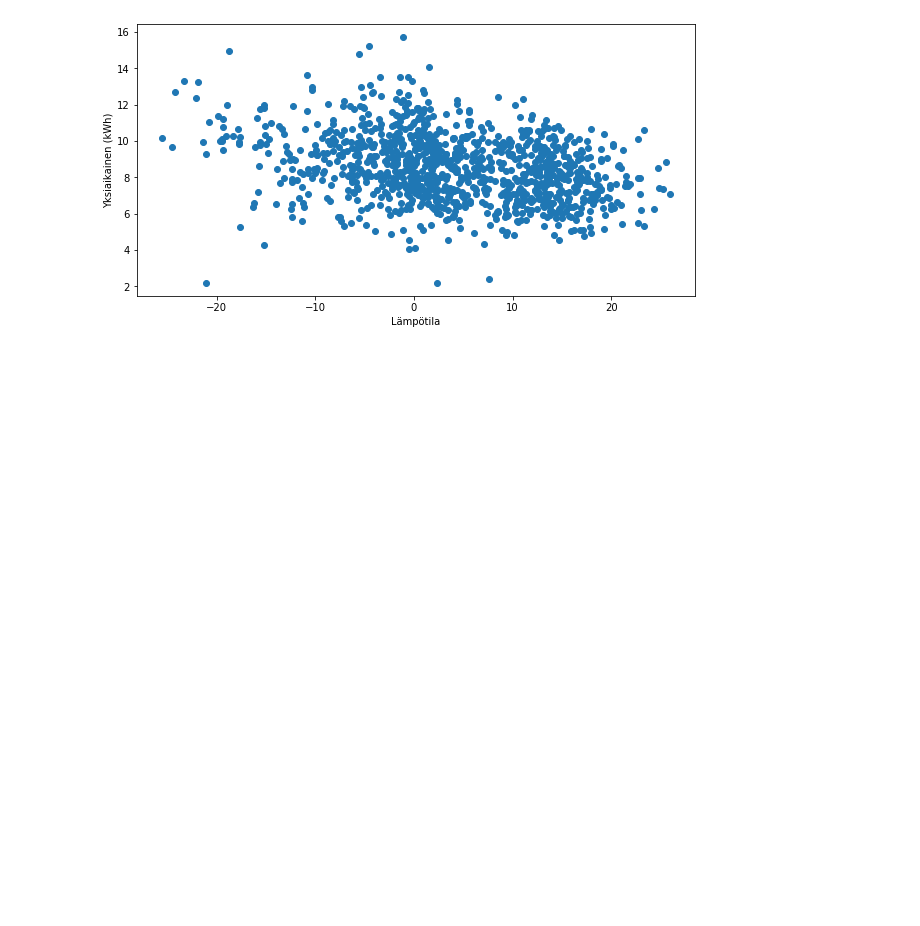
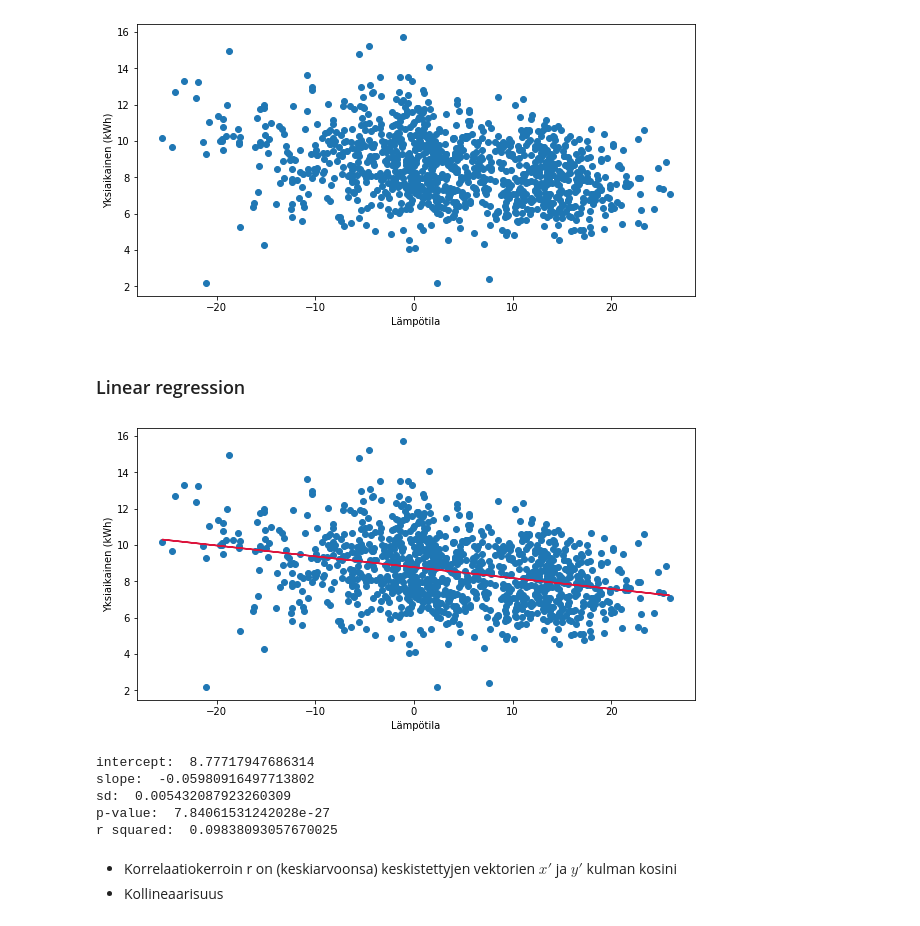
Before and after one commit to simppasofia/data-ana, a Jupyter notebook: electricity-consumption.ipynb, the cells around one changed output. Cells and saved outputs as stored; diff of their text form; code cells hidden in the pictures; blank space fills up the shorter version.

Commit message:
linreg & timeseries notes

```diff
--- a/electricity-consumption.ipynb
+++ b/electricity-consumption.ipynb
@@ -94,3 +103,31 @@ pl.ylabel("Yksiaikainen (kWh)")
 pl.show()
 # %% [output]
 [figure]
+# %% [markdown]
+### Linear regression
+# %%
+slope, intercept, r_value, p_value, std_err = sts.linregress(elec["Lämpötila"], elec["Yksiaikainen (kWh)"])
+# %%
+pl.figure(figsize=(10,5))
+pl.scatter(elec["Lämpötila"], elec["Yksiaikainen (kWh)"])
+pl.plot(elec["Lämpötila"], (slope * elec["Lämpötila"] + intercept), color="crimson")
+pl.xlabel("Lämpötila")
+pl.ylabel("Yksiaikainen (kWh)")
+pl.show()
+# %% [output]
+[figure, added]
+# %%
+print("intercept: ", intercept)
+print("slope: ", slope)
+print("sd: ", std_err)
+print("p-value: ", p_value)
+print("r squared: ", r_value ** 2)
+# %% [output]
+intercept:  8.77717947686314
+slope:  -0.05980916497713802
+sd:  0.005432087923260309
+p-value:  7.84061531242028e-27
+r squared:  0.09838093057670025
+# %% [markdown]
+- Korrelaatiokerroin r on (keskiarvoonsa) keskistettyjen vektorien $x'$ ja $y'$ kulman kosini
+- Kollineaarisuus
```
Also changed, not shown: parts of 3 cells of this notebook.
